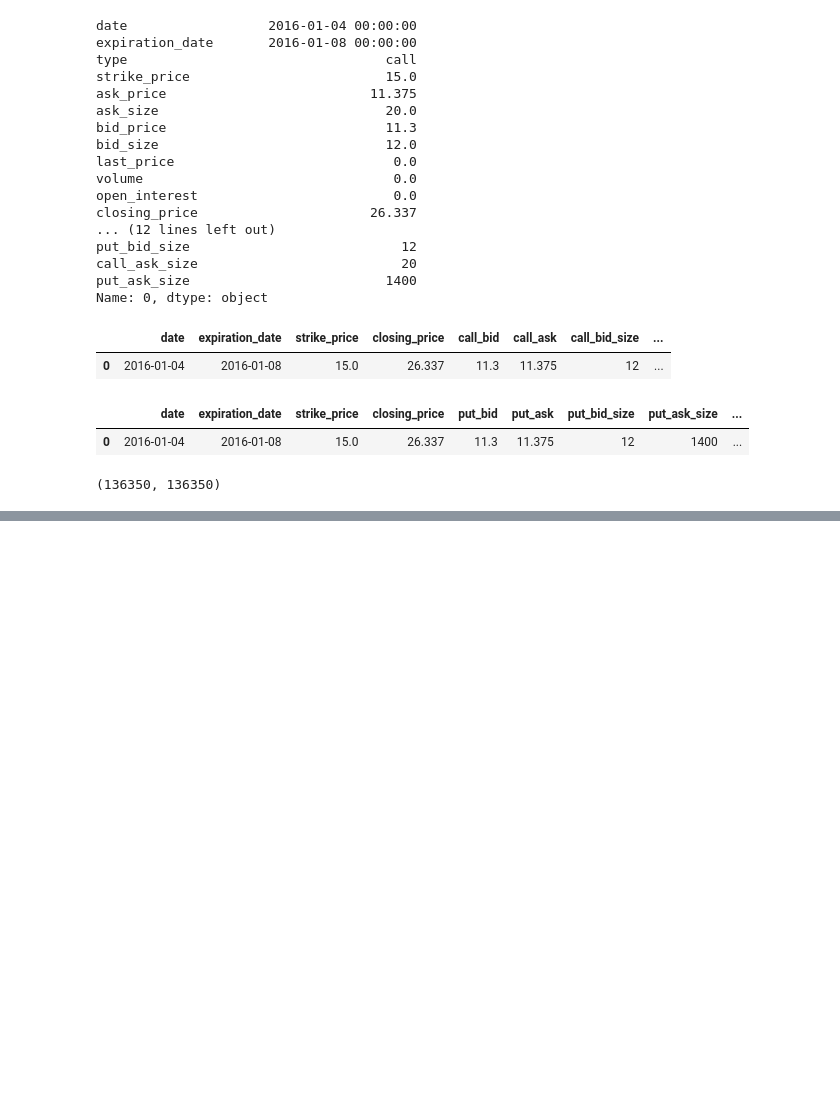
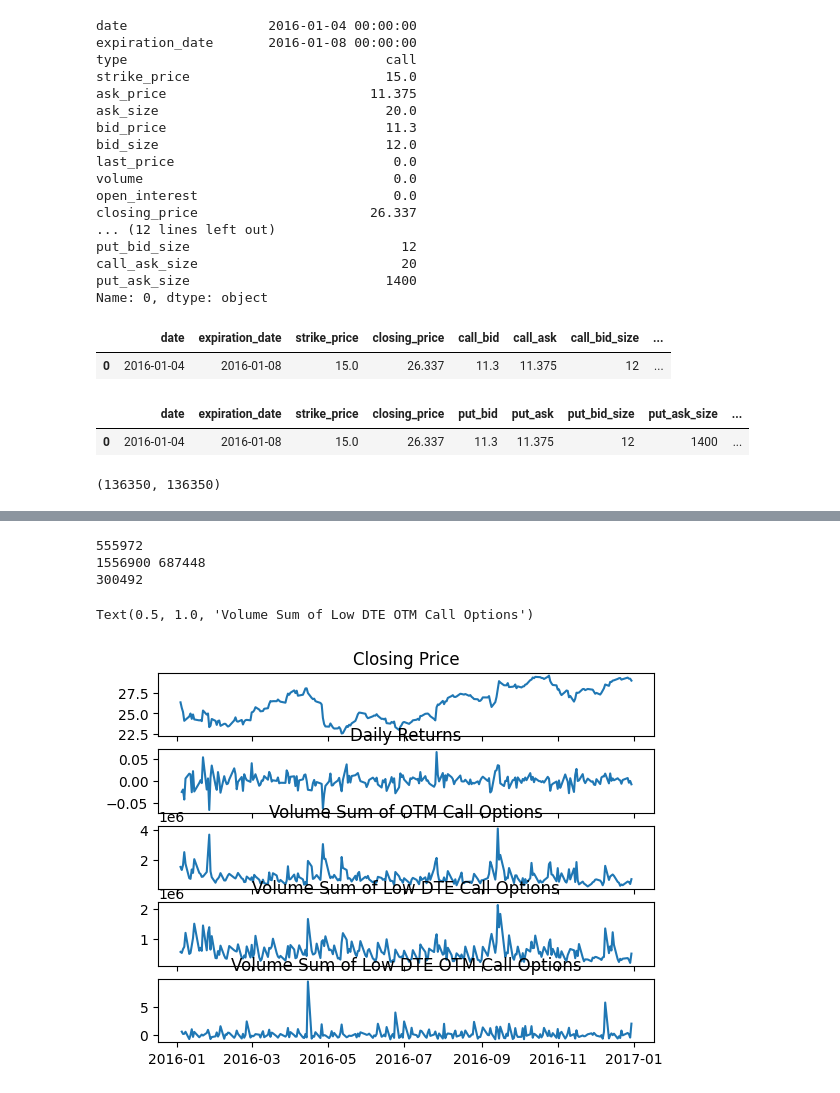
Before and after one commit to joeHollander/Quant_Finance, a Jupyter notebook: Options/LowDTEOptionFlows.ipynb, the cells around one changed output, grey strips where cells are left out. Cells and saved outputs as stored; diff of their text form; code cells hidden in the pictures; blank space fills up the shorter version.

```diff
--- a/Options/LowDTEOptionFlows.ipynb
+++ b/Options/LowDTEOptionFlows.ipynb
@@ -177,0 +167,49 @@ call_date_df.head(1)
+# %%
+def sum_based_on_dte(row, cutoff=7, col="call_volume"):
+    idx = np.arange(0, len(row.loc["DTE"]))[np.array(row.loc["DTE"]) <= cutoff]
+    return np.sum(np.array(row.loc[col])[idx])
+
+def sum_based_on_moneyness(row, col="call_volume", call=True, otm=True):
+    if call != otm:
+       indexer = np.array(row["strike_price"]) < float(row["closing_price"])
+    else:
+        indexer = np.array(row["strike_price"]) > float(row["closing_price"])
+
+    idx = np.arange(0, len(row["strike_price"]))[indexer]
+    return np.sum(np.array(row[col])[idx])
+
+def sum_based_on_both(row, cutoff=7, col="call_volume", call=True, otm=True):
+    if call != otm:
+        moneyness_indexer = np.array(row["strike_price"]) < float(row["closing_price"])
+    else:
+        moneyness_indexer = np.array(row["strike_price"]) > float(row["closing_price"])
+
+    dte_indexer = np.array(row["DTE"]) <= cutoff
+    indexer = moneyness_indexer & dte_indexer
+    idx = np.arange(0, len(row["strike_price"]))[indexer]
+    return np.sum(np.array(row[col])[idx])
+
+
+
+print(sum_based_on_dte(call_date_df.iloc[0, :], 7))
+print(sum_based_on_moneyness(call_date_df.iloc[0, :]), sum_based_on_moneyness(call_date_df.iloc[0, :], otm=False))
+print(sum_based_on_both(call_date_df.iloc[0, :]))
+# %% [output]
+555972
+1556900 687448
+300492
+# %%
+f, axarr = plt.subplots(5, sharex=True)
+axarr[0].plot(call_date_df["closing_price"])
+axarr[0].set_title("Closing Price")
+axarr[1].plot(call_date_df["closing_price"].pct_change())
+axarr[1].set_title("Daily Returns")
+axarr[2].plot(call_date_df.apply(sum_based_on_moneyness, axis=1))
+axarr[2].set_title("Volume Sum of OTM Call Options")
+axarr[3].plot(call_date_df.apply(sum_based_on_dte, axis=1))
+axarr[3].set_title("Volume Sum of Low DTE Call Options")
+axarr[4].plot(call_date_df.apply(sum_based_on_both, axis=1).pct_change())
+axarr[4].set_title("Volume Sum of Low DTE OTM Call Options")
+# %% [output]
+Text(0.5, 1.0, 'Volume Sum of Low DTE OTM Call Options')
+[figure, added]
```
Also changed, not shown: parts of 5 cells of this notebook, 1 other file.
